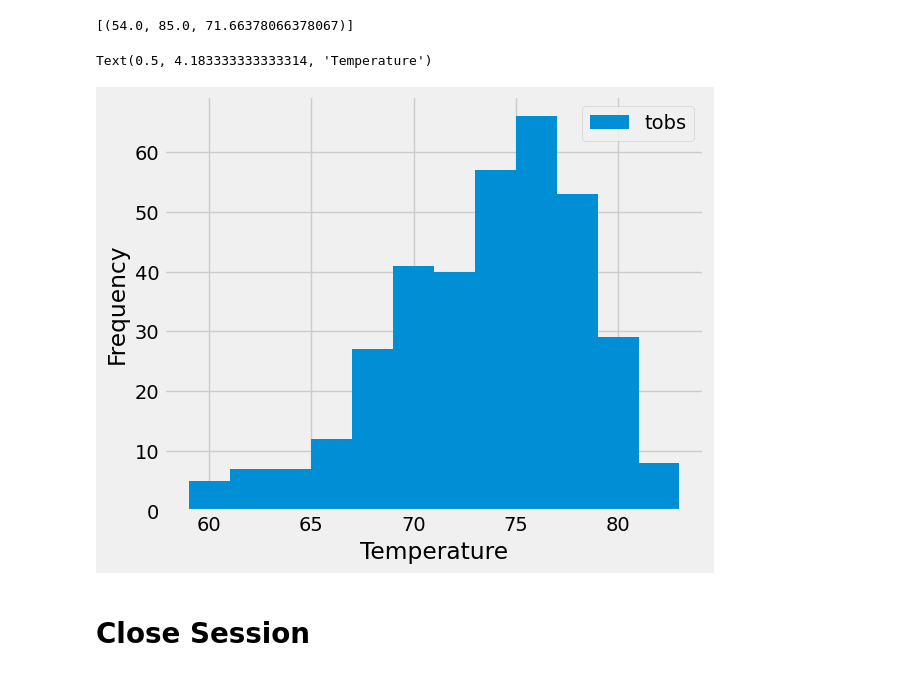
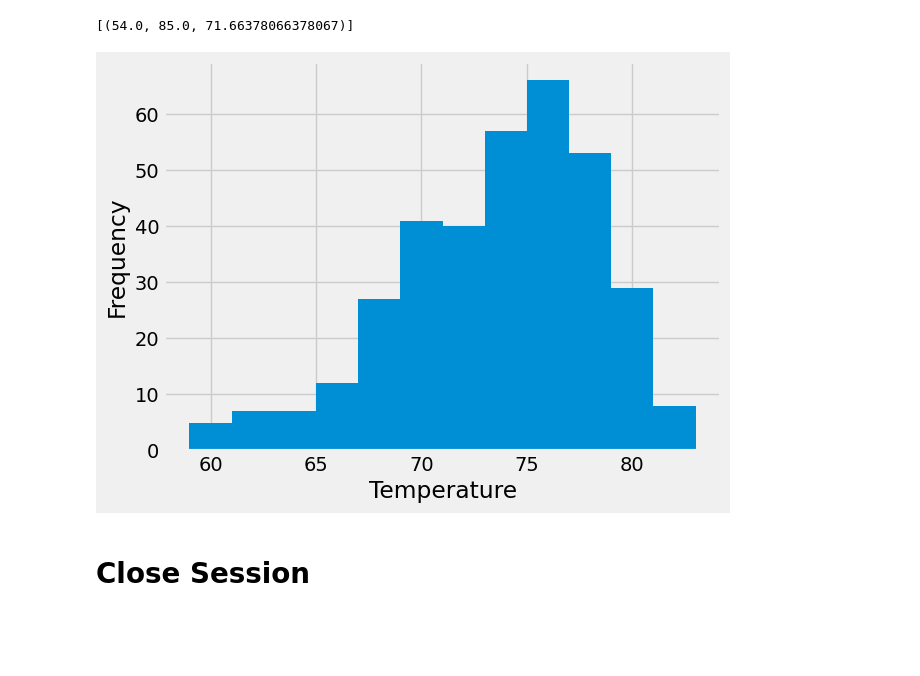
Before and after one commit to eliu14/sqlalchemy-challenge, a Jupyter notebook: SurfsUp/climate.ipynb, the cells around one changed output. Drawn from its saved outputs; the diff is of its cells as text; code cells hidden in the pictures; blank space fills up the shorter version.

Commit message:
Add Station Analysis

```diff
--- a/SurfsUp/climate.ipynb
+++ b/SurfsUp/climate.ipynb
@@ -108,14 +110,25 @@ most_active_stations
  ('USC00518838', 342)]
 # %%
 # Using the most active station id from the previous query, calculate the lowest, highest, and average temperature.
+most_active_station = most_active_stations[0].station
+result = session.query(func.min(Measurement.tobs),func.max(Measurement.tobs),func.avg(Measurement.tobs)).\
+    filter(Measurement.station == most_active_station).all()
+result
 # %% [output]
 [(54.0, 85.0, 71.66378066378067)]
 # %%
 # Using the most active station id
 # Query the last 12 months of temperature observation data for this station and plot the results as a histogram
+temp_twelve_months = session.query(Measurement.tobs).\
+    filter(Measurement.date >= one_year_date).\
+    filter(Measurement.station == most_active_station).all()
+df = pd.DataFrame(temp_twelve_months, columns=['Temperature'])
+plt.hist(df['Temperature'], bins=12)
+plt.xlabel("Temperature")
+plt.ylabel("Frequency")
+plt.show()
 # %% [output]
-Text(0.5, 4.183333333333314, 'Temperature')
-[figure, old version]
+[figure, new version]
 # %% [markdown]
 # Close Session
 # %%
```
Also changed, not shown: parts of 2 cells of this notebook.
